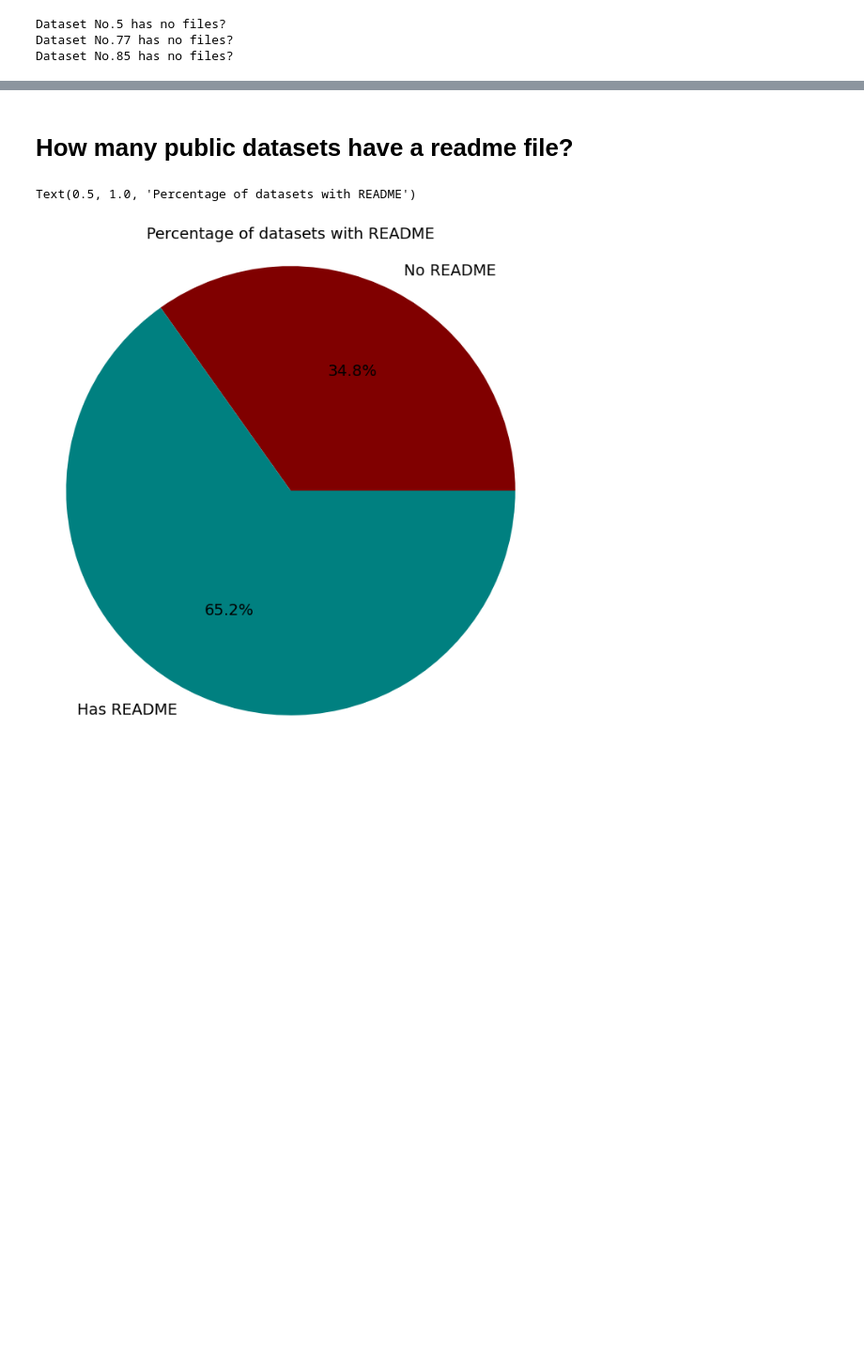
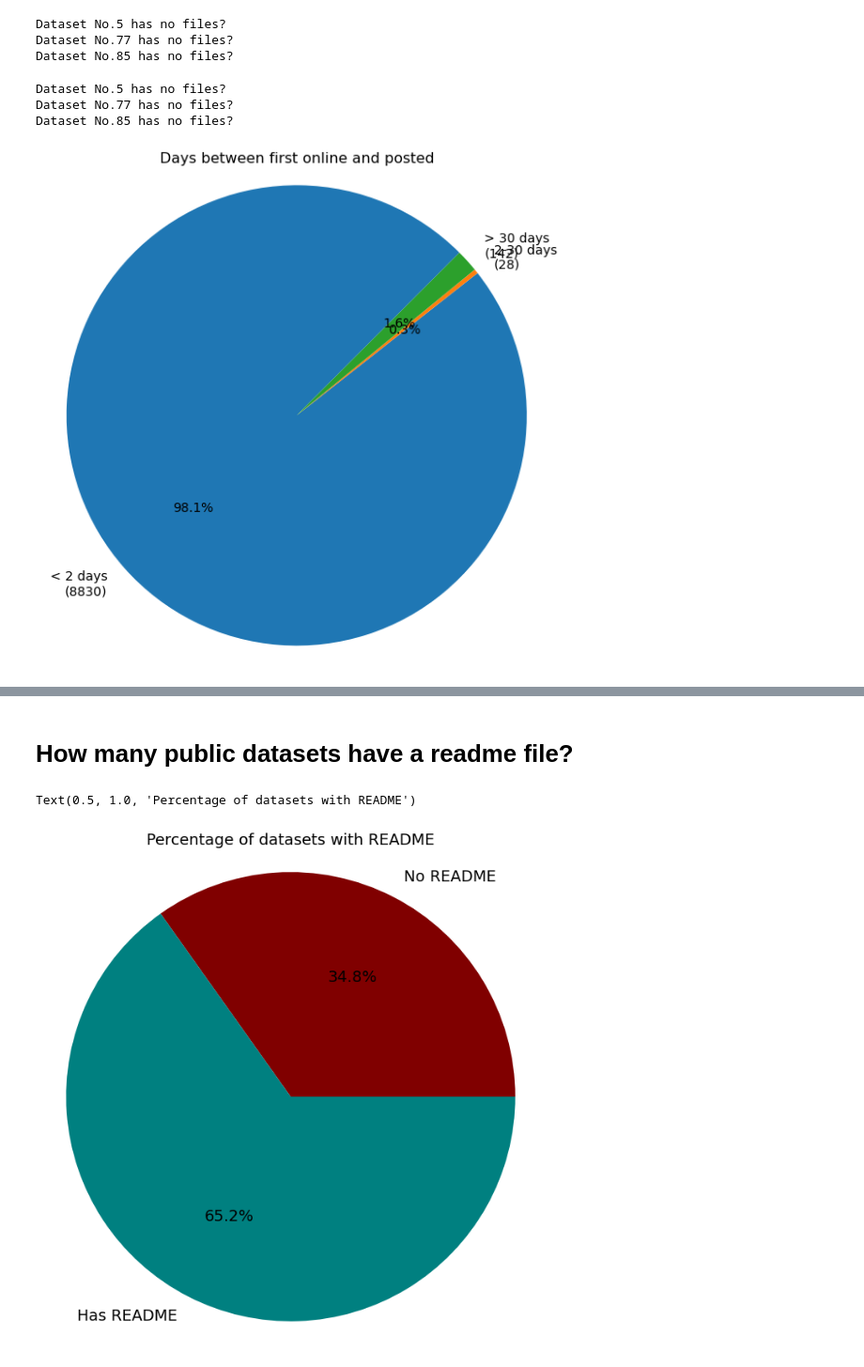
Before and after one commit to spiralizing/CMU_Tools, a Jupyter notebook: Kilthub_API/public_stats_plots.ipynb, the cells around one changed output, grey strips where cells are left out. Shown at 94% size. Cells and saved outputs as stored; diff of their text form; code cells hidden in the pictures; blank space fills up the shorter version.

```diff
--- a/Kilthub_API/public_stats_plots.ipynb
+++ b/Kilthub_API/public_stats_plots.ipynb
@@ -118,3 +205,15 @@ for nd in range(0,len(datasets)):
 Dataset No.5 has no files?
 Dataset No.77 has no files?
 Dataset No.85 has no files?
+# %%
+have_zip = []
+for nd in range(0,len(datasets)):
+    try:
+        have_zip.append(is_zip(datasets[nd]))
+    except:
+        have_zip.append(False)
+        print(f'Dataset No.{nd} has no files?')
+# %% [output]
+Dataset No.5 has no files?
+Dataset No.77 has no files?
+Dataset No.85 has no files?
@@ -120,0 +225,35 @@ Dataset No.85 has no files?
+# %%
+firstonline_dates = [datetime.strptime(article['timeline']['firstOnline'].rstrip('Z'), "%Y-%m-%dT%H:%M:%S") for article in public_articles if 'timeline' in article]
+posted_dates = [datetime.strptime(article['timeline']['posted'].rstrip('Z'), "%Y-%m-%dT%H:%M:%S") for article in public_articles if 'timeline' in article]
+# %%
+days_difference = [(pub - crea).days for crea, pub in zip(firstonline_dates, posted_dates)]
+# %%
+# Initialize a dictionary for categories
+categories_count = {"less_than_2": 0, "between_2_and_30": 0, "more_than_30": 0}
+
+# Iterate through days_difference and increment the appropriate category
+for days in days_difference:
+    if days < 2:
+        categories_count["less_than_2"] += 1
+    elif 2 <= days <= 30:
+        categories_count["between_2_and_30"] += 1
+    else:
+        categories_count["more_than_30"] += 1
+# %%
+total = sum(categories_count.values())
+
+# Prepare data and labels for the pie chart
+data = list(categories_count.values())
+labels = [f"< 2 days\n({count})" for count in data[:1]] + \
+         [f"2-30 days\n({count})" for count in data[1:2]] + \
+         [f"> 30 days\n({count})" for count in data[2:]]
+
+# Plotting the pie chart
+fig, ax = plt.subplots(figsize=(10, 10))
+ax.pie(data, labels=labels, autopct=lambda p: '{:.1f}%'.format(p) if p > 0 else '', startangle=45, textprops={'fontsize': 14})
+ax.axis('equal')  # Equal aspect ratio ensures the pie chart is circular.
+plt.title('Days between first online and posted', fontsize=16)
+# Display the pie chart
+plt.show()
+# %% [output]
+[figure, added]
```
Also changed, not shown: parts of 19 cells of this notebook, 5 other files.
